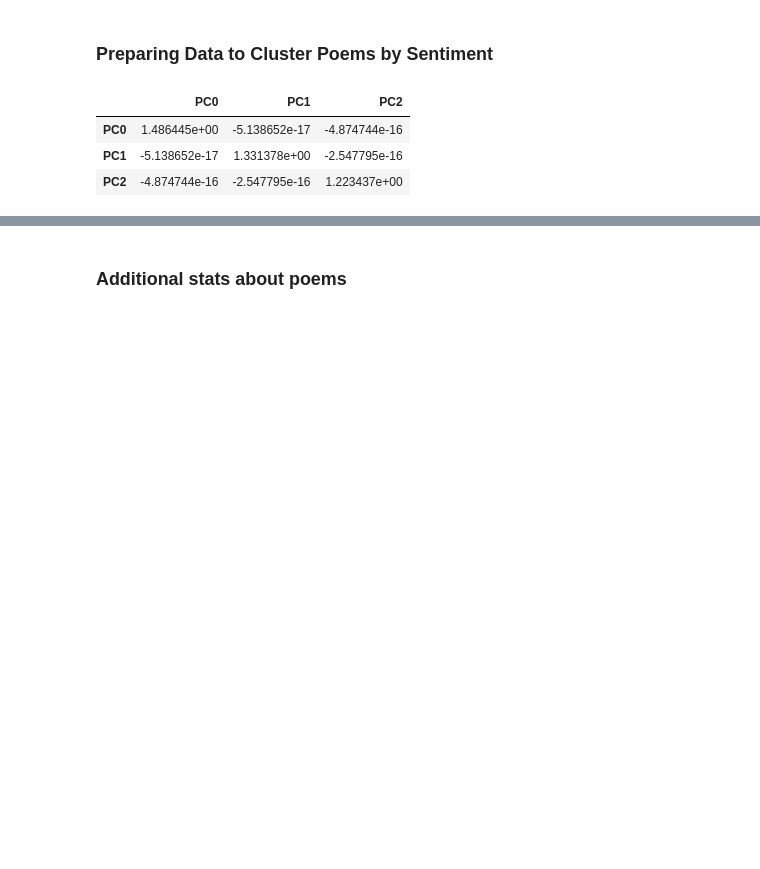
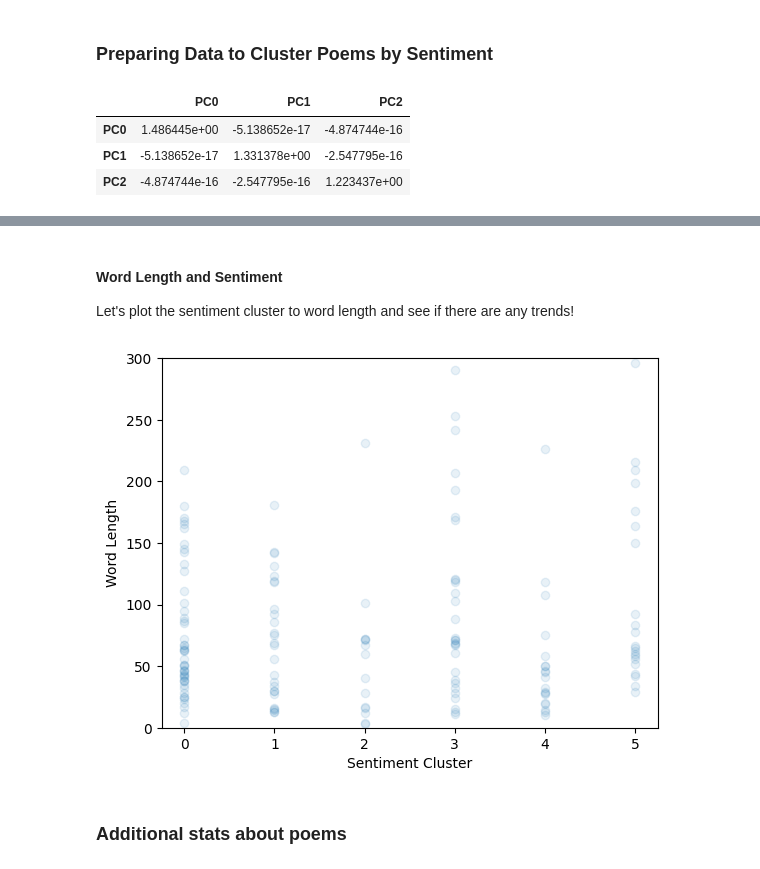
Before and after one commit to idmmachinelearning-ms/Project, a Jupyter notebook: Milestone-5.ipynb, the cells around one changed output, grey strips where cells are left out. Saved outputs shown, nothing was run; the diff lists cells and outputs as text; code cells hidden in the pictures; blank space fills up the shorter version.

```diff
--- a/Milestone-5.ipynb
+++ b/Milestone-5.ipynb
@@ -229,0 +236,3 @@ plt.show()
+# %%
+poems_df["Sentiment Cluster"] = km_predicted["clusters"]
+poems_df.head()
@@ -230,2 +246,14 @@ plt.show()
+# %% [markdown]
+#### Word Length and Sentiment
+
+Let's plot the sentiment cluster to word length and see if there are any trends!
+# %%
+plt.scatter(poems_df["Sentiment Cluster"], poems_df[" Word Length"], alpha=.1)
+plt.xlabel("Sentiment Cluster")
+plt.ylabel("Word Length")
+plt.ylim(0, 300)
+plt.show()
+# %% [output]
+[figure, added]
 # %% [markdown]
 ### Additional stats about poems
```
Also changed, not shown: parts of 4 cells of this notebook.
